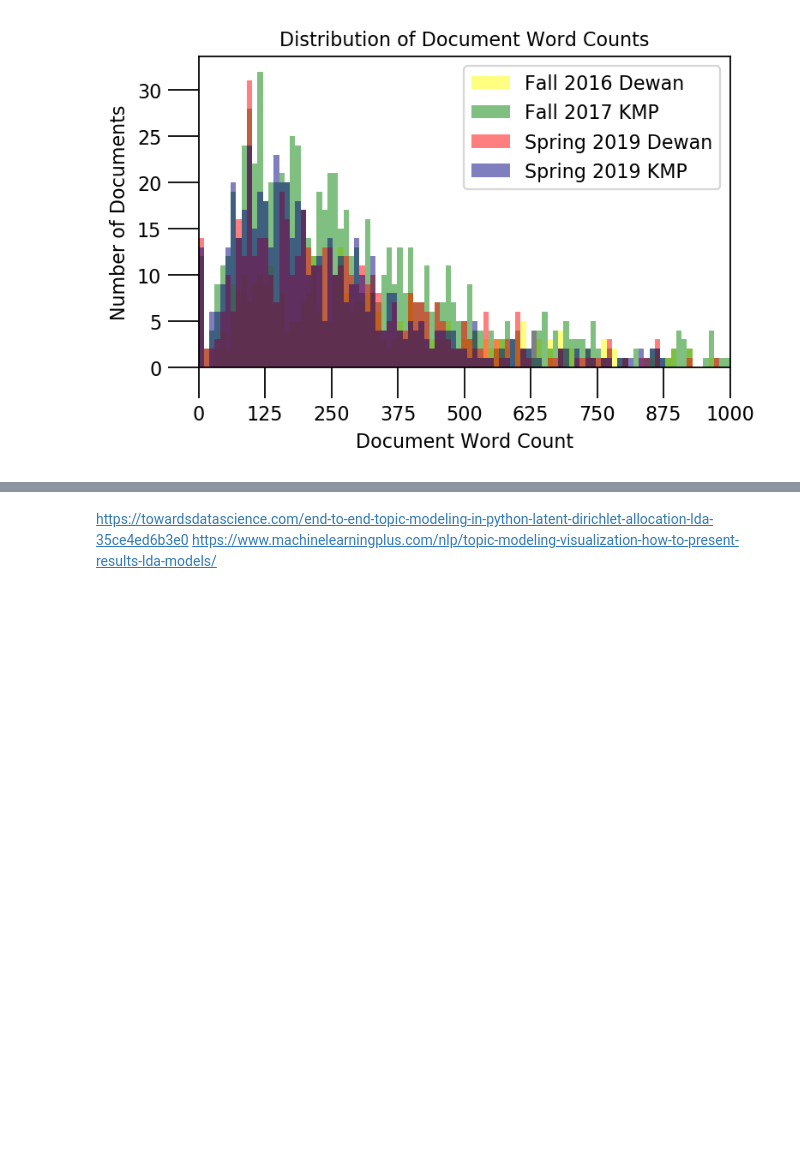
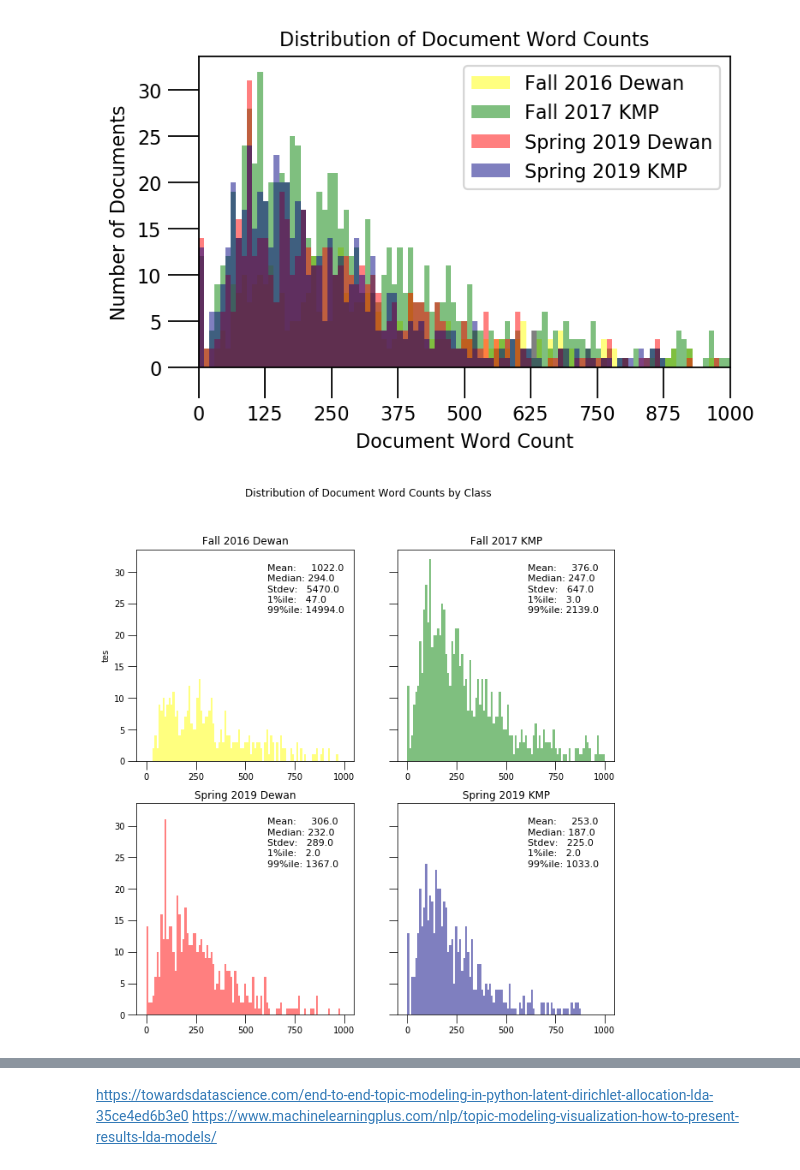
Before and after one commit to akan72/PiazzaTextualAnalysis, a Jupyter notebook: piazzatextualanalysis/data_analysis.ipynb, the cells around one changed output, grey strips where cells are left out. Cells and saved outputs as stored; diff of their text form; code cells hidden in the pictures; blank space fills up the shorter version.

```diff
--- a/piazzatextualanalysis/data_analysis.ipynb
+++ b/piazzatextualanalysis/data_analysis.ipynb
@@ -197,0 +190,35 @@ plt.show()
+# %%
+fig, axs = plt.subplots(nrows=2, ncols=2, figsize=(10, 10), sharey=True)
+fig.suptitle("Distribution of Document Word Counts by Class")
+
+axs = axs.flatten()
+for i in range(len(all_dfs)-1):
+    axs[i].hist(all_dfs[i]['word_count'], bins, color=colors[i], alpha=.5)
+    axs[i].set_title(id_class_map[network_ids[i]])
+
+    # Computation of Summary Statistics
+    summary_stats = {}
+    summary_stats['Mean'] = str(round(np.mean(all_dfs[i]['word_count'])))
+    summary_stats['Median'] = str(round(np.median(all_dfs[i]['word_count'])))
+    summary_stats['Stdev'] = str(round(np.std(all_dfs[i]['word_count'])))
+    summary_stats['1%ile'] = str(round(np.quantile(all_dfs[i]['word_count'], q=0.01)))
+    summary_stats['99%ile'] = str(round(np.quantile(all_dfs[i]['word_count'], q=0.99)))
+
+    starting_y = .90
+    # get max length of the key and add diff as offset
+    for k, v in summary_stats.items():
+        axs[i].annotate(
+            k +': ' + ''.join(' ' * (2*(6-len(k)))) + v,
+            (.60, starting_y),
+            textcoords='axes fraction',
+            size=11)
+
+        starting_y -= .05
+
+    axs[i].tick_params(size=10)
+    axs[i].set_xticks(np.linspace(0, 1000, 5))
+
+axs[0].set_ylabel("tes")
+plt.show()
+# %% [output]
+[figure, added]
```
Also changed, not shown: parts of 6 cells of this notebook.
